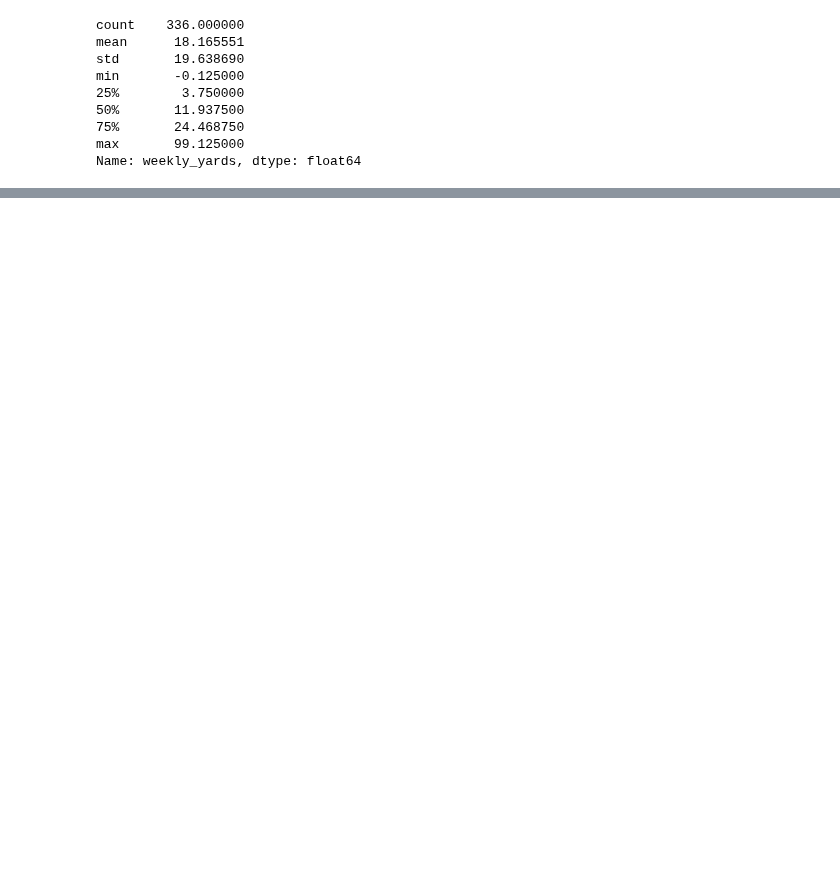
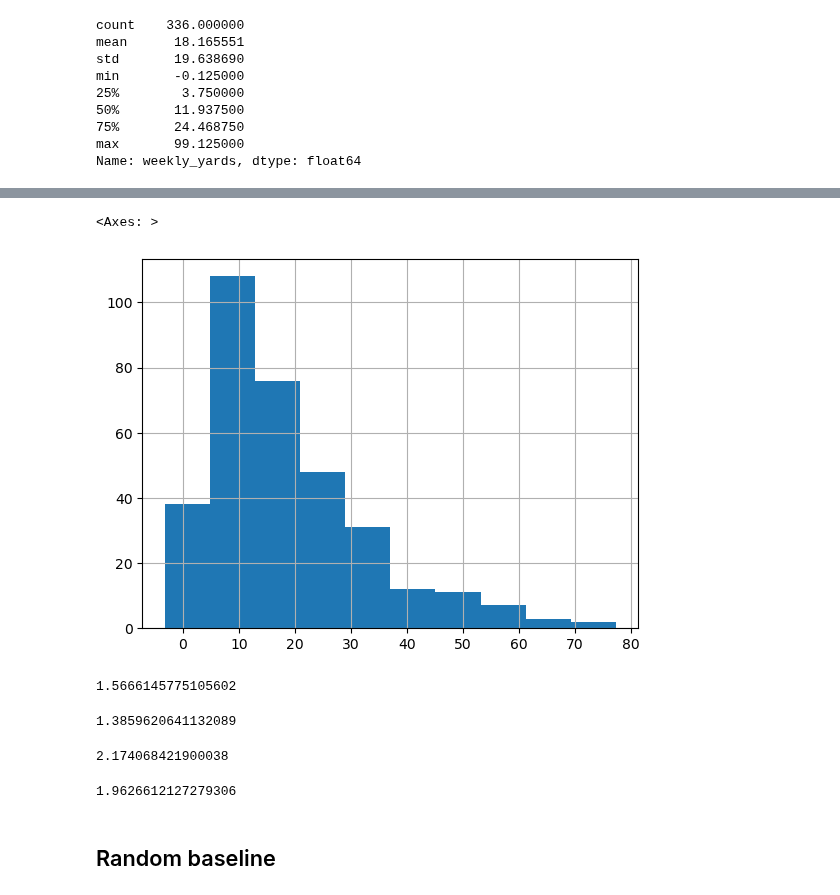
Before and after one commit to samuelrufusward/ADS-NFL, a Jupyter notebook: WeeklyYardsRegression.ipynb, the cells around one changed output, grey strips where cells are left out. Drawn from its saved outputs; the diff is of its cells as text; code cells hidden in the pictures; blank space fills up the shorter version.

```diff
--- a/WeeklyYardsRegression.ipynb
+++ b/WeeklyYardsRegression.ipynb
@@ -81,5 +97,6 @@ print(f'train {reg.score(Xk_train, Y_train)}', f'test {reg.score(Xk_test, Y_test
 train 0.5865293204120867 test 0.5056399353455532
 # %%
 import pandas as pd
-pd.DataFrame(reg.predict(Xk_test)).describe()
+Yk_test = pd.Series(reg.predict(Xk_test))
+Yk_test.describe()
 # %% [output]
@@ -106,0 +131,23 @@ Name: weekly_yards, dtype: float64
+# %%
+Yk_test.hist()
+# %% [output]
+<Axes: >
+[figure, added]
+# %%
+Y_test.skew()
+# %% [output]
+1.5666145775105602
+# %%
+Yk_test.skew()
+# %% [output]
+1.3859620641132089
+# %%
+Y_test.kurt()
+# %% [output]
+2.174068421900038
+# %%
+Yk_test.kurt()
+# %% [output]
+1.9626612127279306
+# %% [markdown]
+## Random baseline
```
Also changed, not shown: parts of 15 cells of this notebook.
